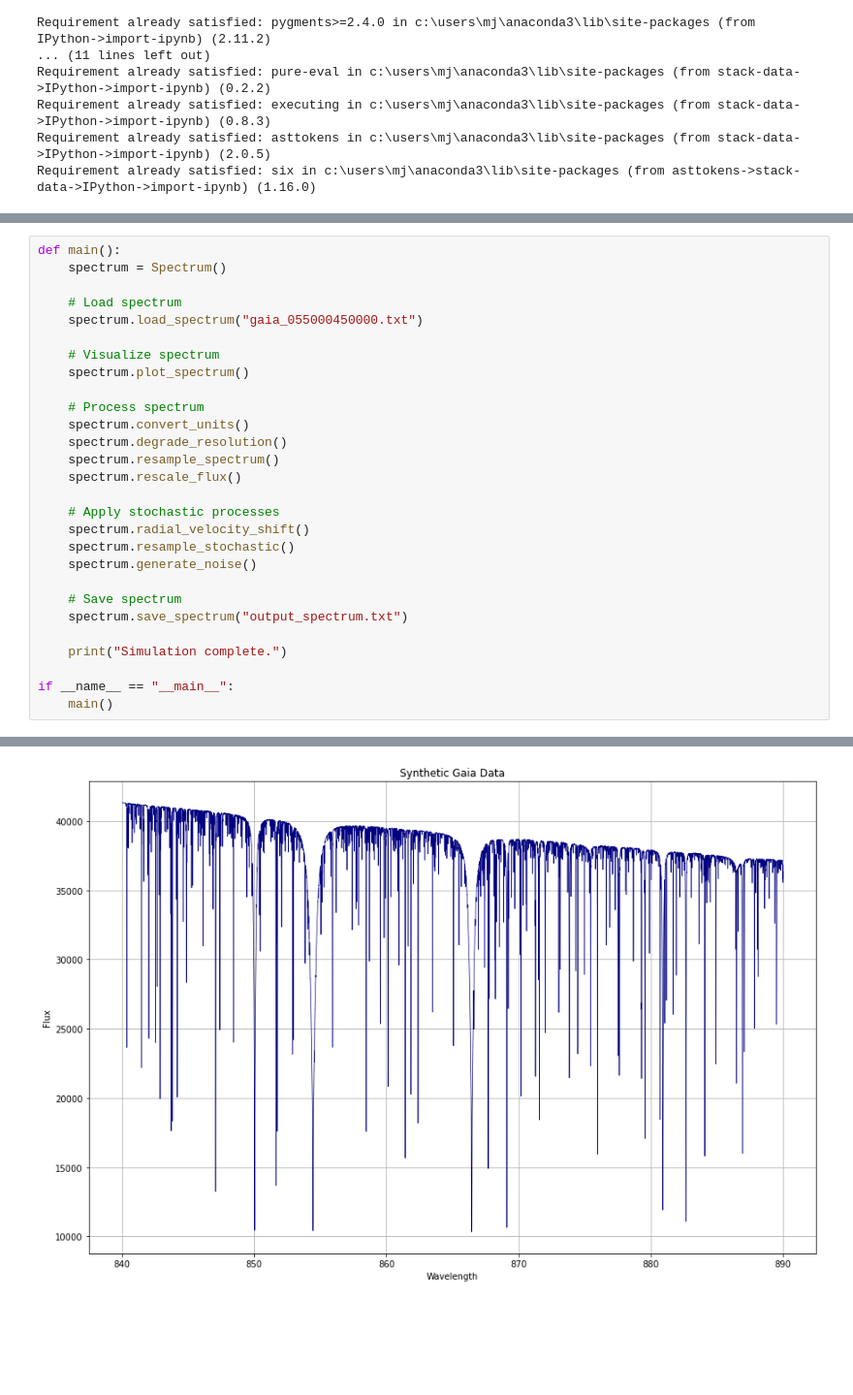
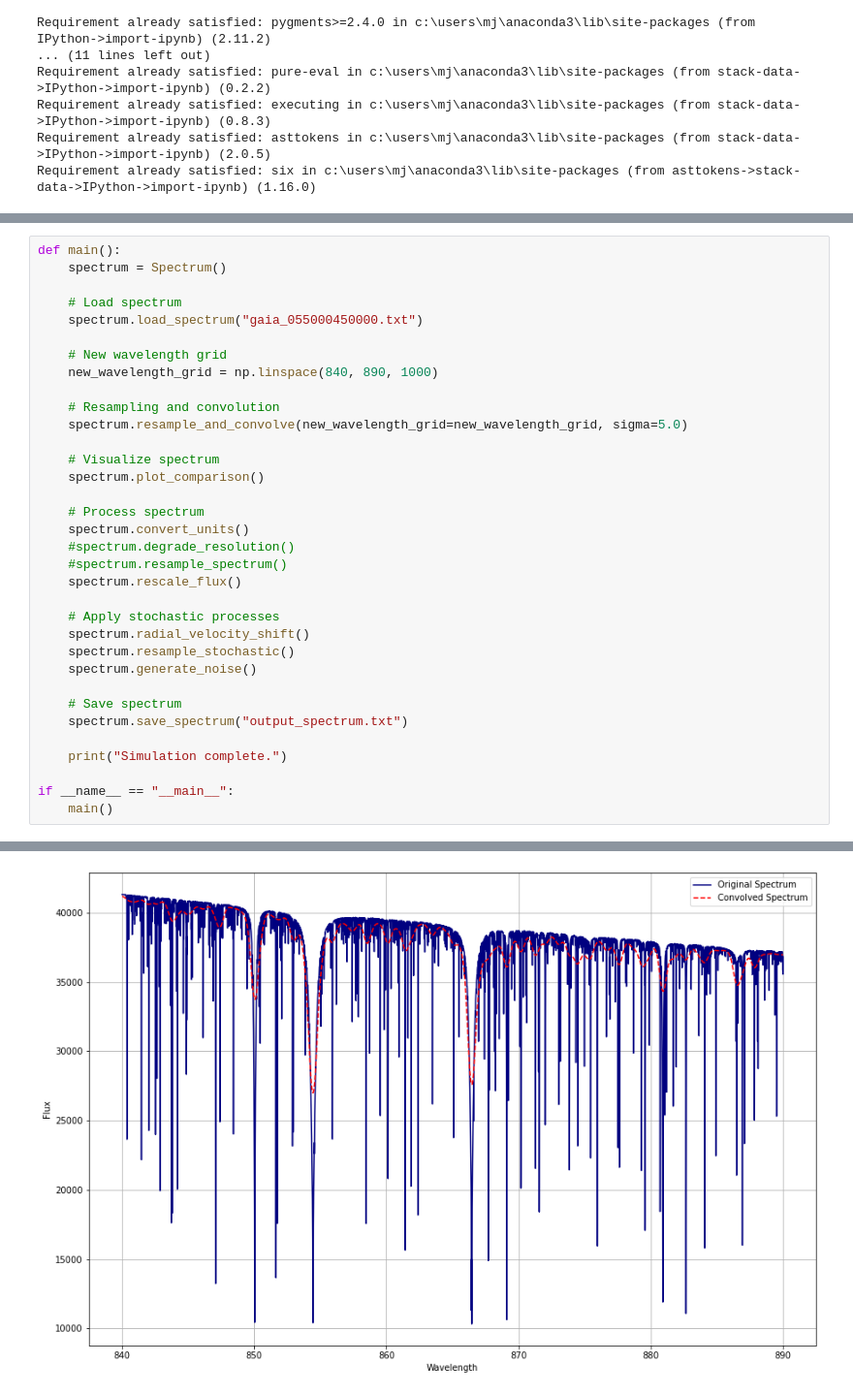
Before and after one commit to mjchavolla/G_NIR, a Jupyter notebook: gaia_simulation_main.ipynb, the cells around one changed output, grey strips where cells are left out. Shown at 97% size. Drawn from its saved outputs; the diff is of its cells as text; blank space fills up the shorter version.

Commit message:
Add files via upload
Update: Resampling and convolution functions added.

```diff
--- a/gaia_simulation_main.ipynb
+++ b/gaia_simulation_main.ipynb
@@ -57,13 +54,19 @@ def main():
     # Load spectrum
     spectrum.load_spectrum("gaia_055000450000.txt")
 
+    # New wavelength grid
+    new_wavelength_grid = np.linspace(840, 890, 1000)
+
+    # Resampling and convolution
+    spectrum.resample_and_convolve(new_wavelength_grid=new_wavelength_grid, sigma=5.0)
+
     # Visualize spectrum
-    spectrum.plot_spectrum()
+    spectrum.plot_comparison()
 
     # Process spectrum
     spectrum.convert_units()
-    spectrum.degrade_resolution()
-    spectrum.resample_spectrum()
+    #spectrum.degrade_resolution()
+    #spectrum.resample_spectrum()
     spectrum.rescale_flux()
 
     # Apply stochastic processes
@@ -84,2 +90,2 @@ Spectrum loaded correctly
-[figure, old version]
+[figure, new version]
 Converting units
```
Also changed, not shown: parts of 2 cells of this notebook, 1 other file.
